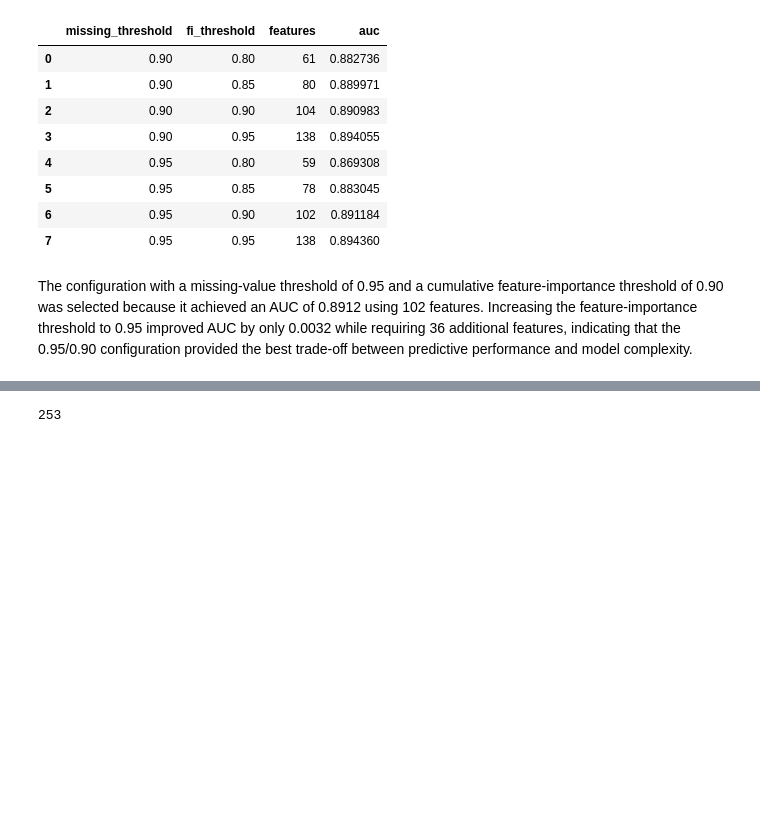
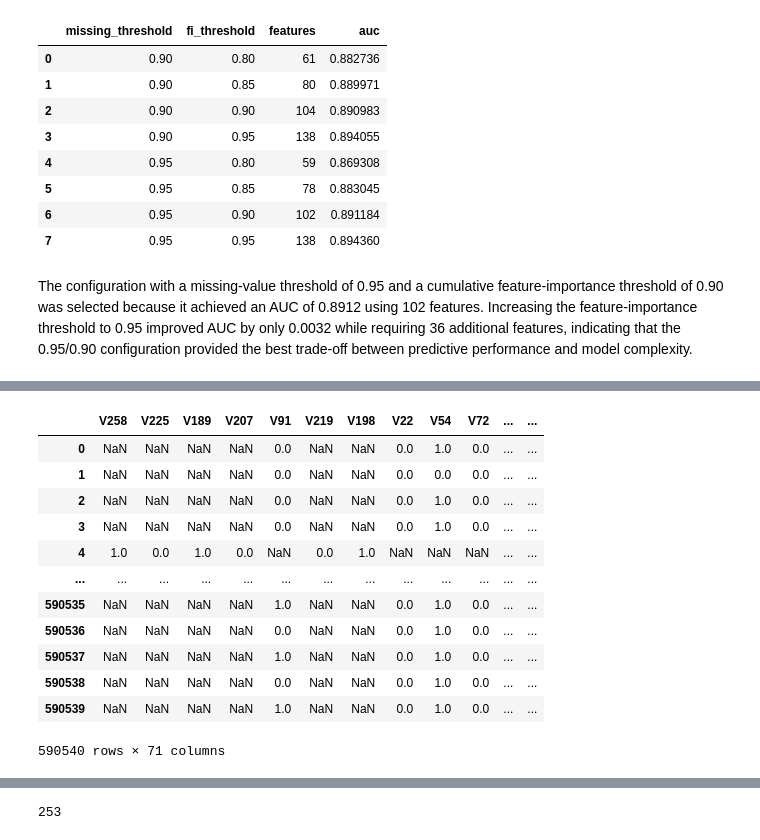
Before and after one commit to hungryfire267/rag-fraud-detection-api, a Jupyter notebook: notebooks/preprocessing.ipynb, the cells around one changed output, grey strips where cells are left out. Cells and saved outputs as stored; diff of their text form; code cells hidden in the pictures; blank space fills up the shorter version.

```diff
--- a/notebooks/preprocessing.ipynb
+++ b/notebooks/preprocessing.ipynb
@@ -88,0 +182,16 @@ The configuration with a missing-value threshold of 0.95 and a cumulative featur
+# %%
+df
+# %% [output]
+|  | V258 | V225 | V189 | V207 | V91 | V219 | V198 | V22 | V54 | V72 | ... | ... |
+| 0 | NaN | NaN | NaN | NaN | 0.0 | NaN | NaN | 0.0 | 1.0 | 0.0 | ... | ... |
+| 1 | NaN | NaN | NaN | NaN | 0.0 | NaN | NaN | 0.0 | 0.0 | 0.0 | ... | ... |
+| 2 | NaN | NaN | NaN | NaN | 0.0 | NaN | NaN | 0.0 | 1.0 | 0.0 | ... | ... |
+| 3 | NaN | NaN | NaN | NaN | 0.0 | NaN | NaN | 0.0 | 1.0 | 0.0 | ... | ... |
+| 4 | 1.0 | 0.0 | 1.0 | 0.0 | NaN | 0.0 | 1.0 | NaN | NaN | NaN | ... | ... |
+| ... | ... | ... | ... | ... | ... | ... | ... | ... | ... | ... | ... | ... |
+| 590535 | NaN | NaN | NaN | NaN | 1.0 | NaN | NaN | 0.0 | 1.0 | 0.0 | ... | ... |
+| 590536 | NaN | NaN | NaN | NaN | 0.0 | NaN | NaN | 0.0 | 1.0 | 0.0 | ... | ... |
+| 590537 | NaN | NaN | NaN | NaN | 1.0 | NaN | NaN | 0.0 | 1.0 | 0.0 | ... | ... |
+| 590538 | NaN | NaN | NaN | NaN | 0.0 | NaN | NaN | 0.0 | 1.0 | 0.0 | ... | ... |
+| 590539 | NaN | NaN | NaN | NaN | 1.0 | NaN | NaN | 0.0 | 1.0 | 0.0 | ... | ... |
+590540 rows × 71 columns
```
Also changed, not shown: parts of 25 cells of this notebook, 1 other file.
